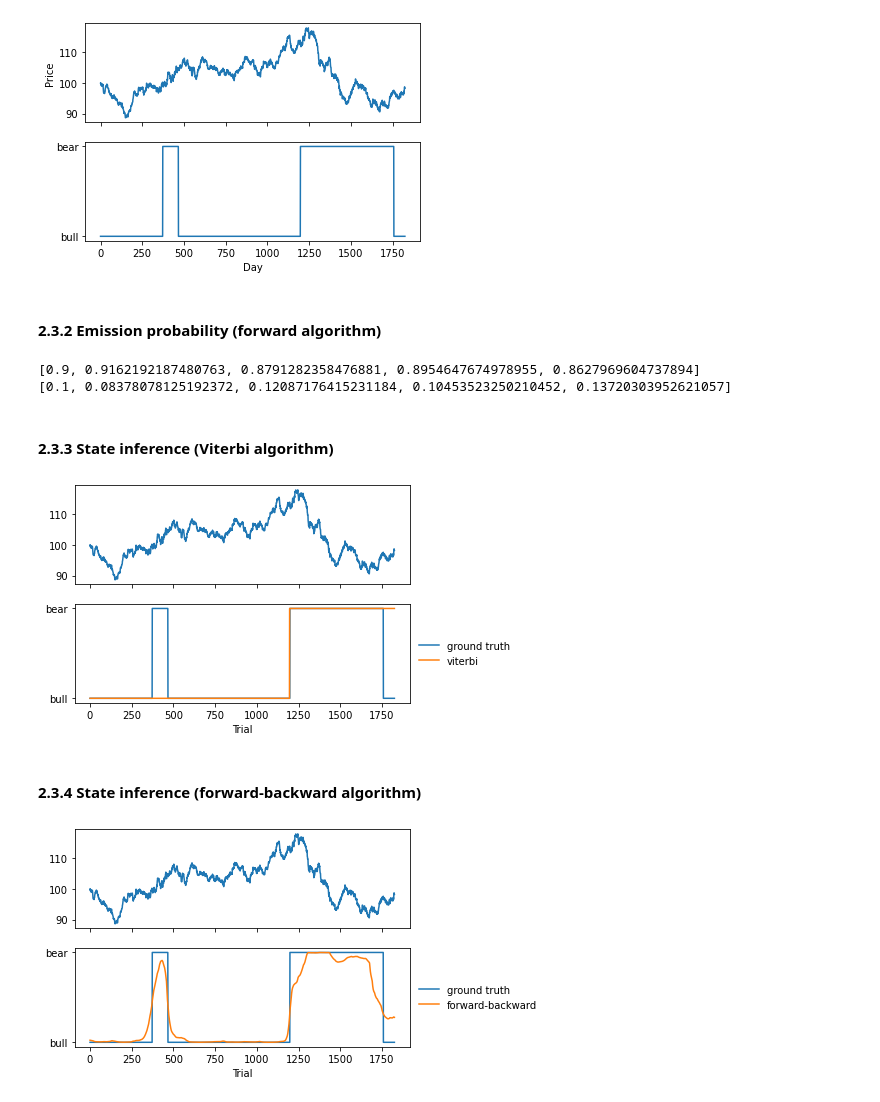
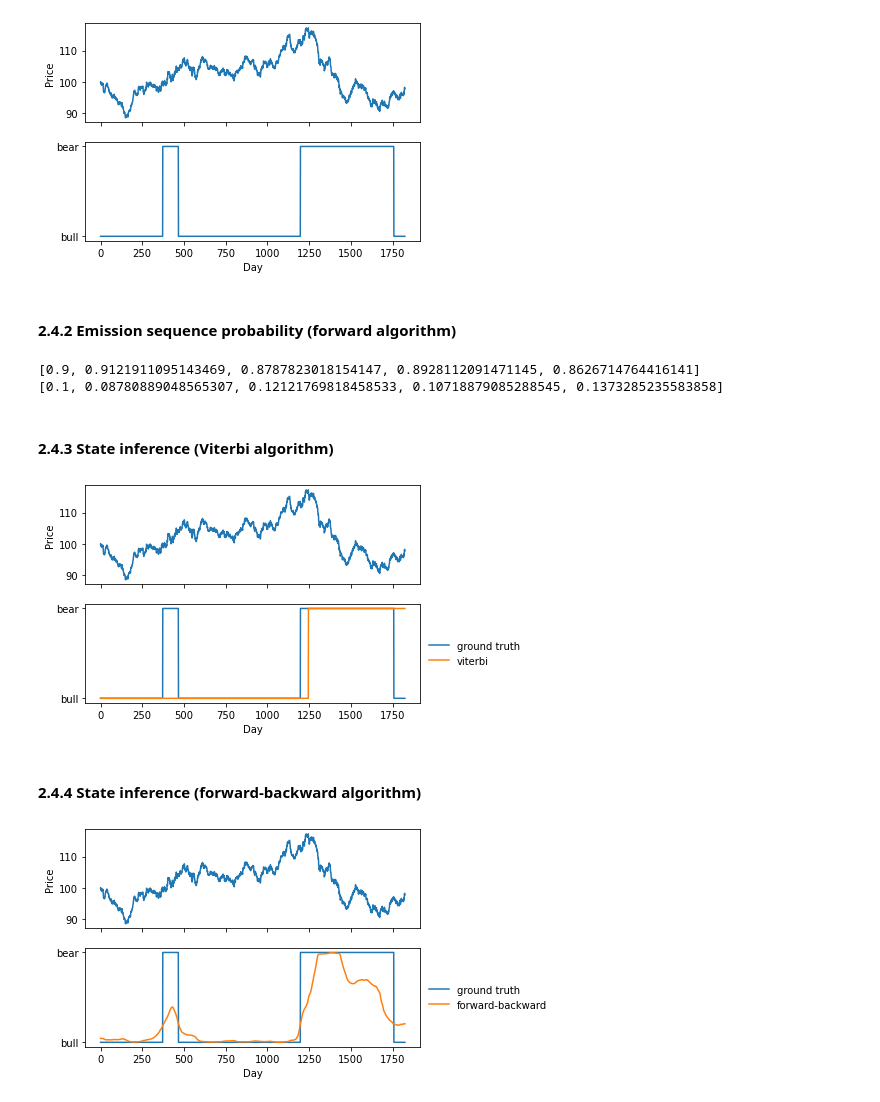
Before and after one commit to marcsingleton/homomorph, a Jupyter notebook: tutorials/arhmm_intro.ipynb, the cells around one changed output. Cells and saved outputs as stored; diff of their text form; code cells hidden in the pictures.

```diff
--- a/tutorials/arhmm_intro.ipynb
+++ b/tutorials/arhmm_intro.ipynb
@@ -123,7 +133,7 @@ $$
 aagr_bull = 1.075
 aagr_bear = 0.90
 cv_bull = 0.075
-cv_bear = 0.09
+cv_bear = 0.085
 
 mu_bull = np.log(aagr_bull) / 365
 mu_bear = np.log(aagr_bear) / 365
@@ -183,16 +193,16 @@ axs[0].set_ylabel('Price');
 # %% [output]
 [figure]
 # %% [markdown]
-#### 2.3.2 Emission probability (forward algorithm)
+#### 2.4.2 Emission sequence probability (forward algorithm)
 # %%
 fs, ss = stock.forward(emits)
 print(fs['bull'][:5])
 print(fs['bear'][:5])
 # %% [output]
-[0.9, 0.9162192187480763, 0.8791282358476881, 0.8954647674978955, 0.8627969604737894]
-[0.1, 0.08378078125192372, 0.12087176415231184, 0.10453523250210452, 0.13720303952621057]
+[0.9, 0.9121911095143469, 0.8787823018154147, 0.8928112091471145, 0.8626714764416141]
+[0.1, 0.08780889048565307, 0.12121769818458533, 0.10718879085288545, 0.1373285235583858]
 # %% [markdown]
-#### 2.3.3 State inference (Viterbi algorithm)
+#### 2.4.3 State inference (Viterbi algorithm)
 # %%
 viterbi = stock.viterbi(emits)[0]
 
@@ -200,20 +210,22 @@ fig, axs = plt.subplots(2, 1, sharex=True)
 axs[0].plot(emits)
 axs[1].plot(states, label='ground truth')
 axs[1].plot(viterbi, label='viterbi')
-axs[1].set_xlabel('Trial')
+axs[1].set_xlabel('Day')
+axs[0].set_ylabel('Price')
 axs[1].legend(frameon=False, loc='center left', bbox_to_anchor=(1, 0.5));
 # %% [output]
-[figure, old version]
+[figure, new version]
 # %% [markdown]
-#### 2.3.4 State inference (forward-backward algorithm)
+#### 2.4.4 State inference (forward-backward algorithm)
 # %%
 fbs = stock.forward_backward(emits)
 
 fig, axs = plt.subplots(2, 1, sharex=True)
 axs[0].plot(emits)
 axs[1].plot(states, label='ground truth')
 axs[1].plot(fbs['bear'], label='forward-backward')
-axs[1].set_xlabel('Trial')
+axs[1].set_xlabel('Day')
+axs[0].set_ylabel('Price')
 axs[1].legend(frameon=False, loc='center left', bbox_to_anchor=(1, 0.5));
 # %% [output]
-[figure, old version]
+[figure, new version]
```
Also changed, not shown: parts of 23 cells of this notebook.
